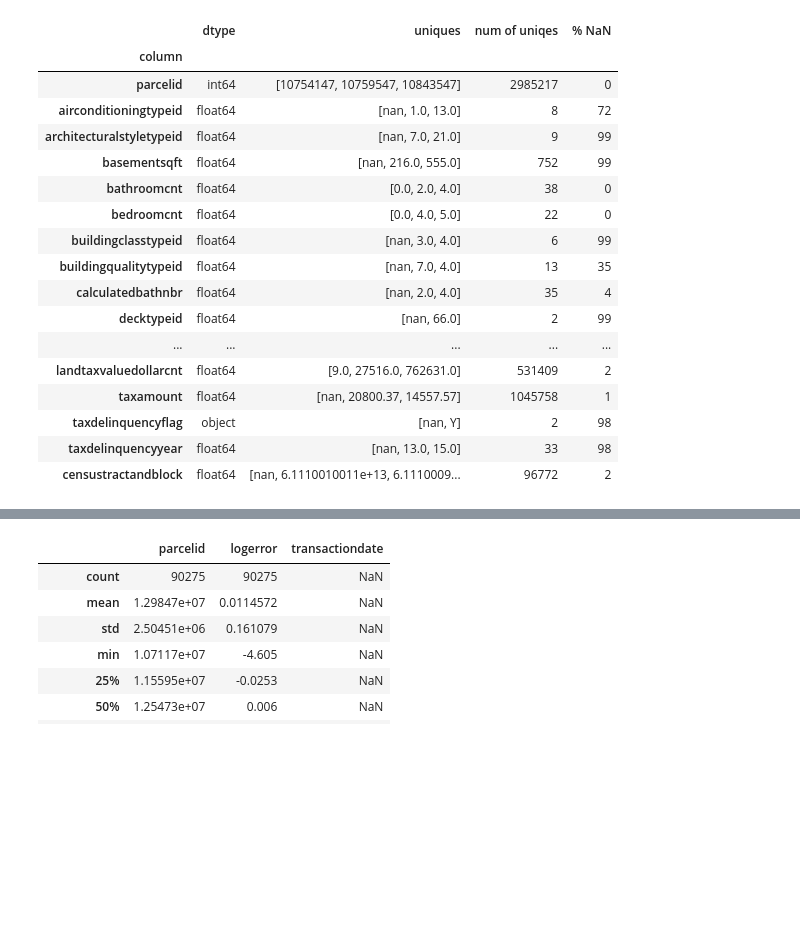
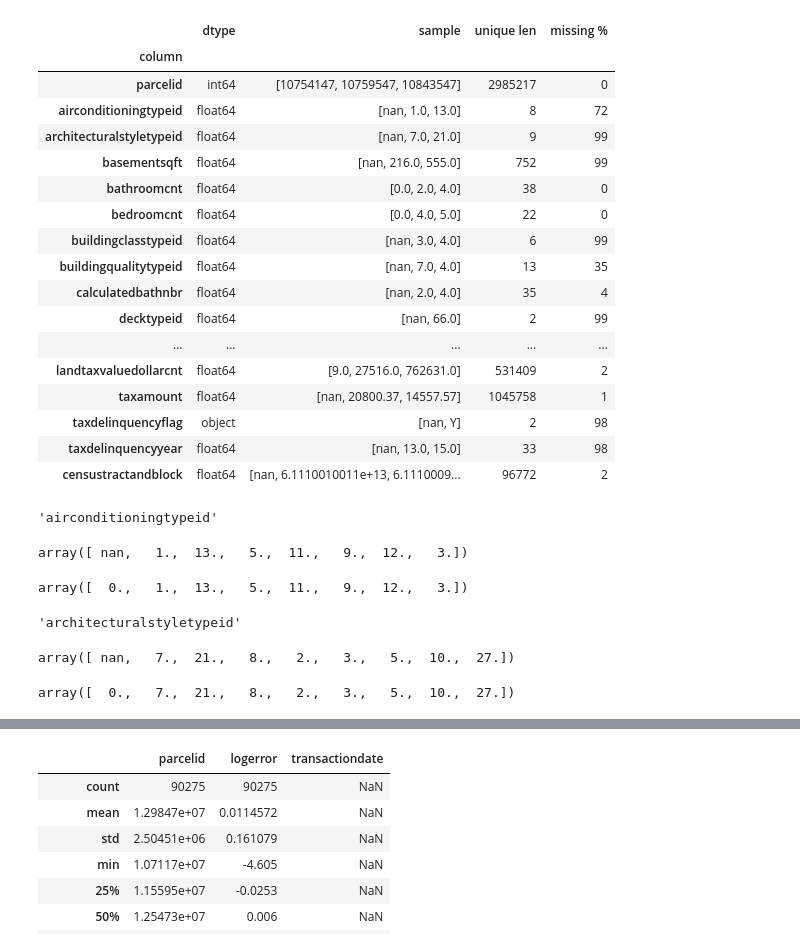
Before and after one commit to ibratface/dl_projects, a Jupyter notebook: zillow.ipynb, the cells around one changed output, grey strips where cells are left out. Drawn from its saved outputs; the diff is of its cells as text; code cells hidden in the pictures; blank space fills up the shorter version.

Commit message:
Added data cleanup and padding Added baseline clf using xgboost

```diff
--- a/zillow.ipynb
+++ b/zillow.ipynb
@@ -35,14 +39,14 @@ def describe(df):
 # %%
-def uniques(df):
-    stats = pd.DataFrame(columns=['column', 'dtype', 'uniques', 'num of uniqes', '% NaN'])
+def describe_values(df):
+    stats = pd.DataFrame(columns=['column', 'dtype', 'sample', 'unique len', 'missing %'])
     for c in df.columns:
-        uniques = df[c].unique()
-        stats.loc[-1] = [c, df[c].dtype, uniques[:3], len(df[c].unique()), int(df[c].isnull().sum(axis=0) / df[c].size * 100)]
+        stats.loc[-1] = [c, df[c].dtype, df[c].unique()[:3], len(df[c].unique()), int(df[c].isnull().sum(axis=0) / df[c].size * 100)]
         stats.index += 1
-    return stats.set_index('column')
-uniques(props)
+    display(stats.set_index('column'))
+
+describe_values(props)
 # %% [output]
-|  | dtype | uniques | num of uniqes | % NaN |
+|  | dtype | sample | unique len | missing % |
 | column |  |  |  |  |
 | parcelid | int64 | [10754147, 10759547, 10843547] | 2985217 | 0 |
 | airconditioningtypeid | float64 | [nan, 1.0, 13.0] | 8 | 72 |
@@ -62,0 +79,12 @@ uniques(props)
+# %%
+pad('airconditioningtypeid', 0, 'category')
+# %% [output]
+'airconditioningtypeid'
+array([ nan,   1.,  13.,   5.,  11.,   9.,  12.,   3.])
+array([  0.,   1.,  13.,   5.,  11.,   9.,  12.,   3.])
+# %%
+pad('architecturalstyletypeid', 0, 'category')
+# %% [output]
+'architecturalstyletypeid'
+array([ nan,   7.,  21.,   8.,   2.,   3.,   5.,  10.,  27.])
+array([  0.,   7.,  21.,   8.,   2.,   3.,   5.,  10.,  27.])
```
Also changed, not shown: parts of 17 cells of this notebook.
